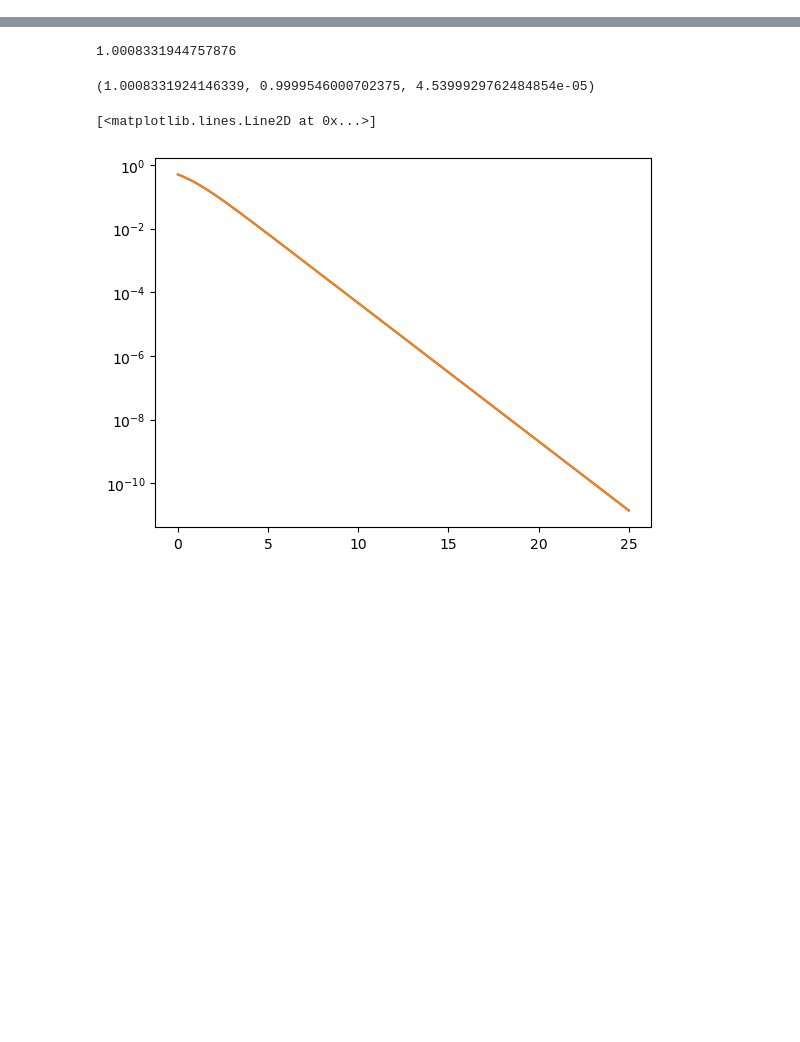
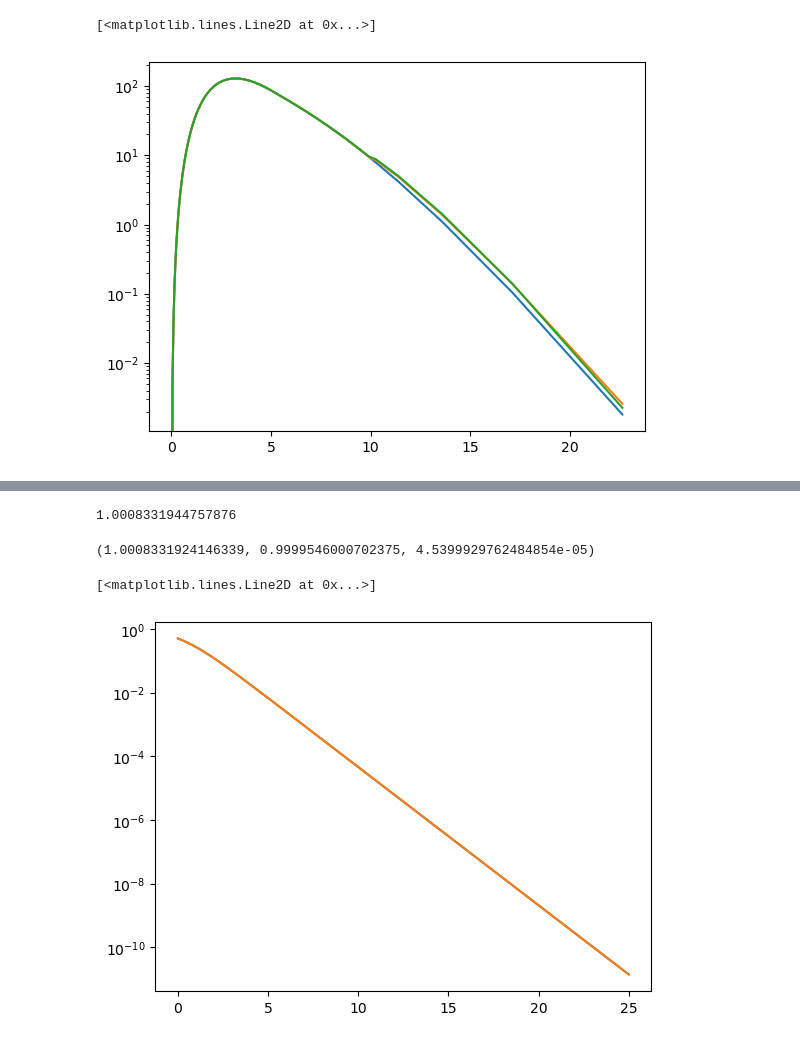
Before and after one commit to nuLABatUSD/QKE_test, a Jupyter notebook: integrator.ipynb, the cells around one changed output, grey strips where cells are left out. Drawn from its saved outputs; the diff is of its cells as text; code cells hidden in the pictures; blank space fills up the shorter version.

```diff
--- a/integrator.ipynb
+++ b/integrator.ipynb
@@ -78,0 +162,5 @@ rho_og = density(10, 201, 5, int.f_FD_e, int.f_FD_m)
+# %%
+%%time
+tr_2 = np.zeros((2, len(rho_og.e.eps)))
+for i in range(len(tr_2[0])):
+    tr_2[:,i] = truth_inner_integral(rho_og.e.eps[100], rho_og.e.eps[i], rho_og)
@@ -78,0 +170,5 @@ rho_og = density(10, 201, 5, int.f_FD_e, int.f_FD_m)
+# %%
+%%time
+og_2 = np.zeros((2, len(rho_og.e.eps)))
+for i in range(len(og_2[0])):
+    og_2[:,i] = og_inner_integral(rho_og.e.eps[100], rho_og.e.eps[i], rho_og)
@@ -84 +190,8 @@ rho_og.fg_exact([1, 3, 2, 2])
+# %%
+plt.semilogy(rho_og.e.eps, tr_2[1,:])
+plt.semilogy(rho_og.e.eps, integrand_2[1,:])
+plt.semilogy(rho_og.e.eps, og_2[1,:])
+# %% [output]
+[<matplotlib.lines.Line2D at 0x...>]
+[figure, added]
 # %%
```
Also changed, not shown: parts of 12 cells of this notebook.
